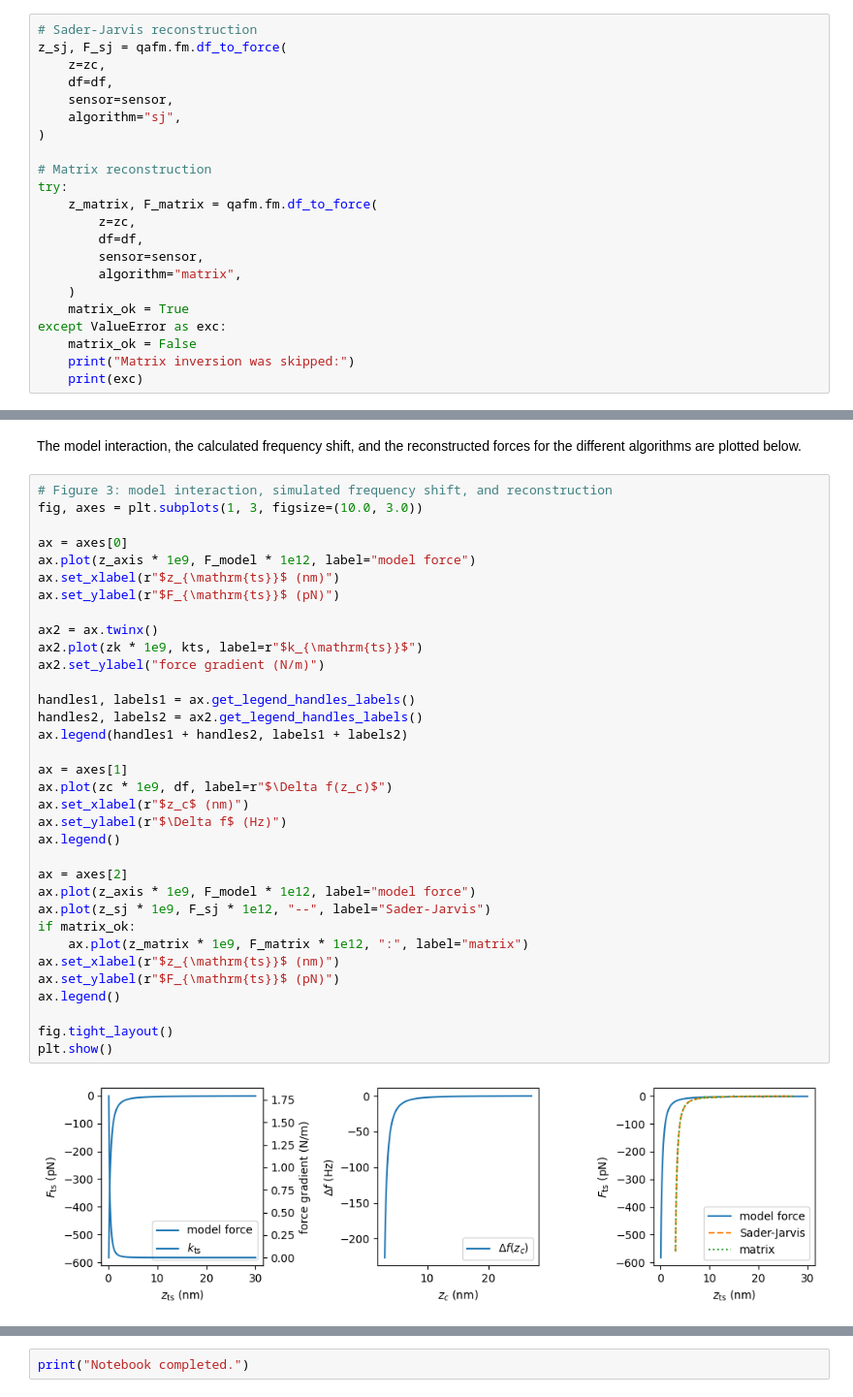
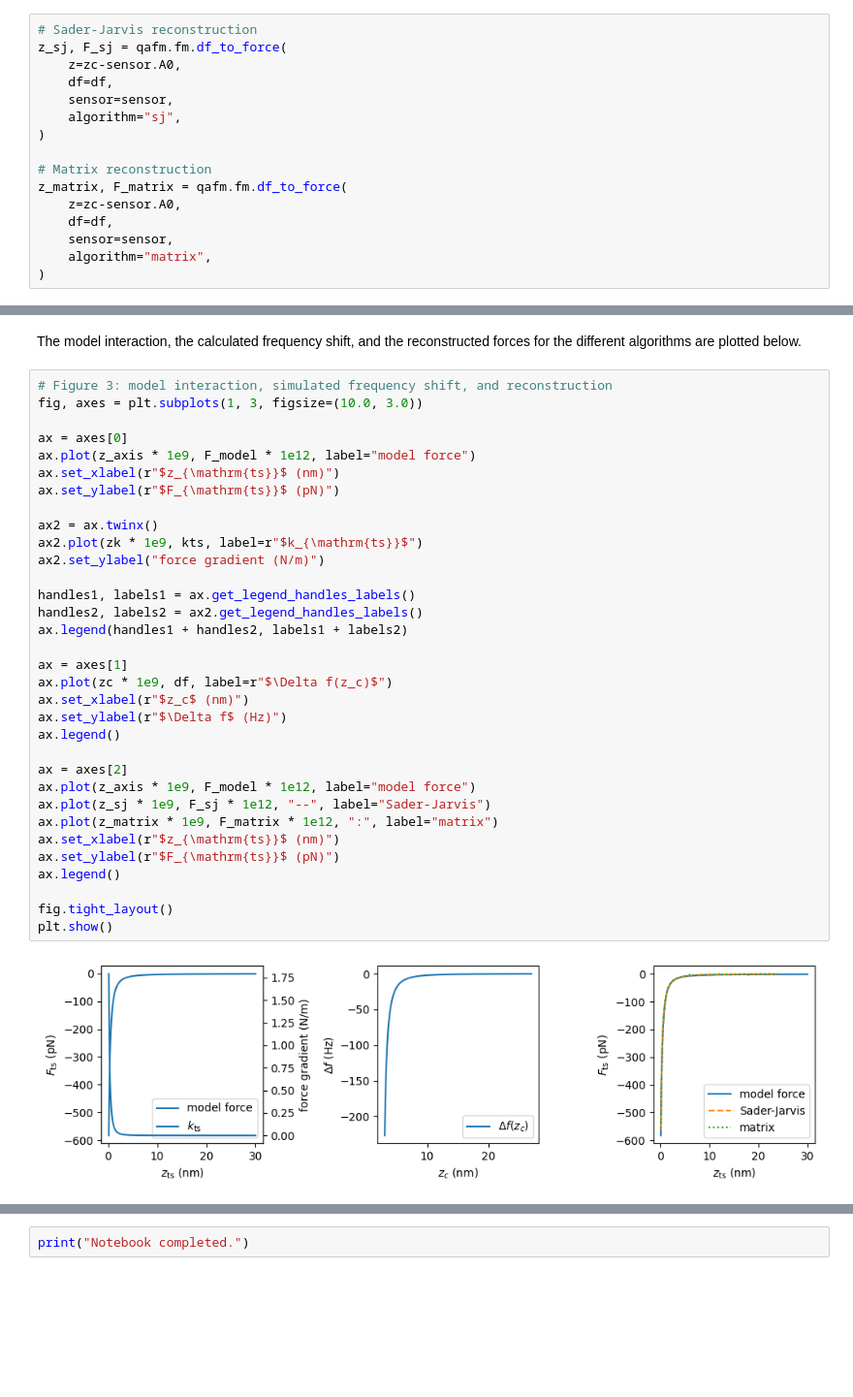
Before and after one commit to jannevers/qafm-jupyter-nb, a Jupyter notebook: qafm_publication_examples.ipynb, the cells around one changed output, grey strips where cells are left out. Shown at 97% size. Cells and saved outputs as stored; diff of their text form; blank space fills up the shorter version.

```diff
--- a/qafm_publication_examples.ipynb
+++ b/qafm_publication_examples.ipynb
@@ -266,22 +250,16 @@ The interaction force $F_{\text{even}}^\circ$ and the interaction potential $U_{
 # %%
 # Sader-Jarvis reconstruction
 z_sj, F_sj = qafm.fm.df_to_force(
-    z=zc,
+    z=zc-sensor.A0,
     df=df,
     sensor=sensor,
     algorithm="sj",
 )
 
 # Matrix reconstruction
-try:
-    z_matrix, F_matrix = qafm.fm.df_to_force(
-        z=zc,
-        df=df,
-        sensor=sensor,
-        algorithm="matrix",
-    )
-    matrix_ok = True
-except ValueError as exc:
-    matrix_ok = False
-    print("Matrix inversion was skipped:")
-    print(exc)
+z_matrix, F_matrix = qafm.fm.df_to_force(
+    z=zc-sensor.A0,
+    df=df,
+    sensor=sensor,
+    algorithm="matrix",
+)
@@ -318,33 +271,32 @@ fig, axes = plt.subplots(1, 3, figsize=(10.0, 3.0))
 
 ax = axes[0]
 ax.plot(z_axis * 1e9, F_model * 1e12, label="model force")
 ax.set_xlabel(r"$z_{\mathrm{ts}}$ (nm)")
 ax.set_ylabel(r"$F_{\mathrm{ts}}$ (pN)")
 
 ax2 = ax.twinx()
 ax2.plot(zk * 1e9, kts, label=r"$k_{\mathrm{ts}}$")
 ax2.set_ylabel("force gradient (N/m)")
 
 handles1, labels1 = ax.get_legend_handles_labels()
 handles2, labels2 = ax2.get_legend_handles_labels()
 ax.legend(handles1 + handles2, labels1 + labels2)
 
 ax = axes[1]
 ax.plot(zc * 1e9, df, label=r"$\Delta f(z_c)$")
 ax.set_xlabel(r"$z_c$ (nm)")
 ax.set_ylabel(r"$\Delta f$ (Hz)")
 ax.legend()
 
 ax = axes[2]
 ax.plot(z_axis * 1e9, F_model * 1e12, label="model force")
 ax.plot(z_sj * 1e9, F_sj * 1e12, "--", label="Sader-Jarvis")
-if matrix_ok:
-    ax.plot(z_matrix * 1e9, F_matrix * 1e12, ":", label="matrix")
+ax.plot(z_matrix * 1e9, F_matrix * 1e12, ":", label="matrix")
 ax.set_xlabel(r"$z_{\mathrm{ts}}$ (nm)")
 ax.set_ylabel(r"$F_{\mathrm{ts}}$ (pN)")
 ax.legend()
 
 fig.tight_layout()
 plt.show()
 # %% [output]
-[figure, old version]
+[figure, new version]
```
Also changed, not shown: parts of 9 cells of this notebook, 3 other files.
